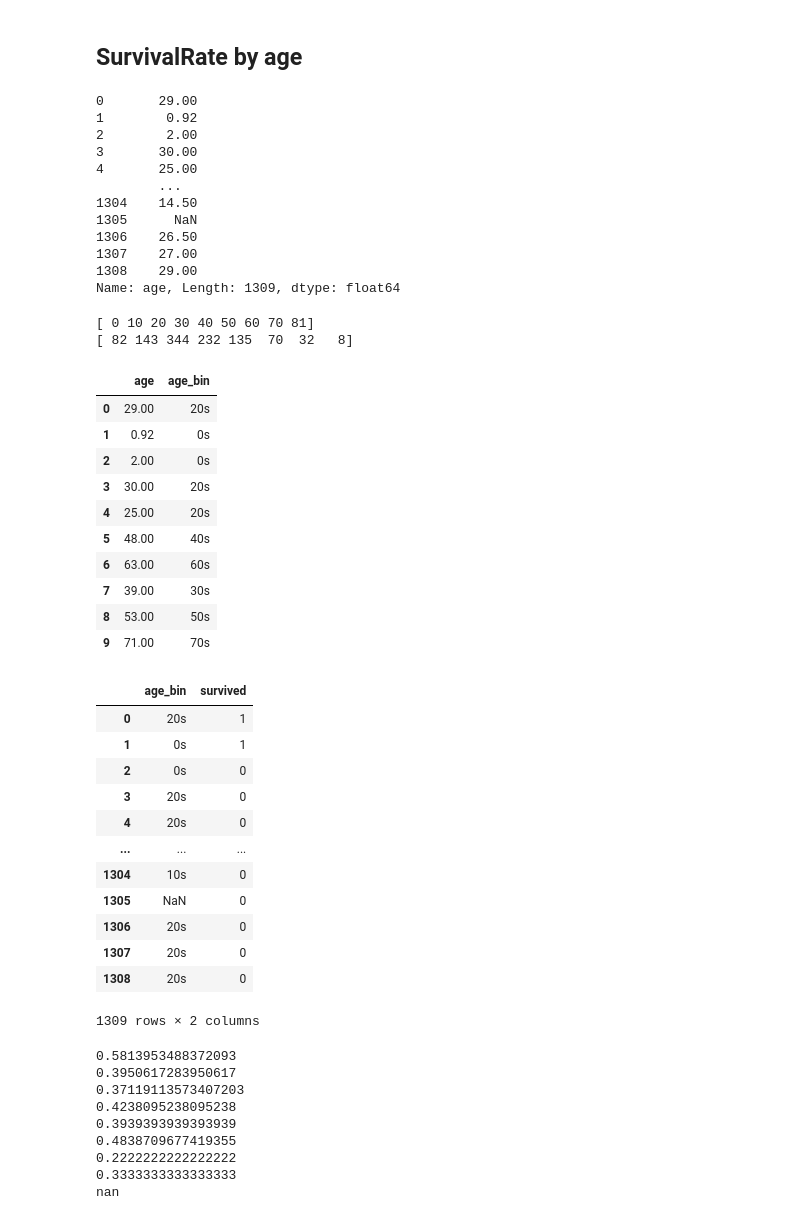
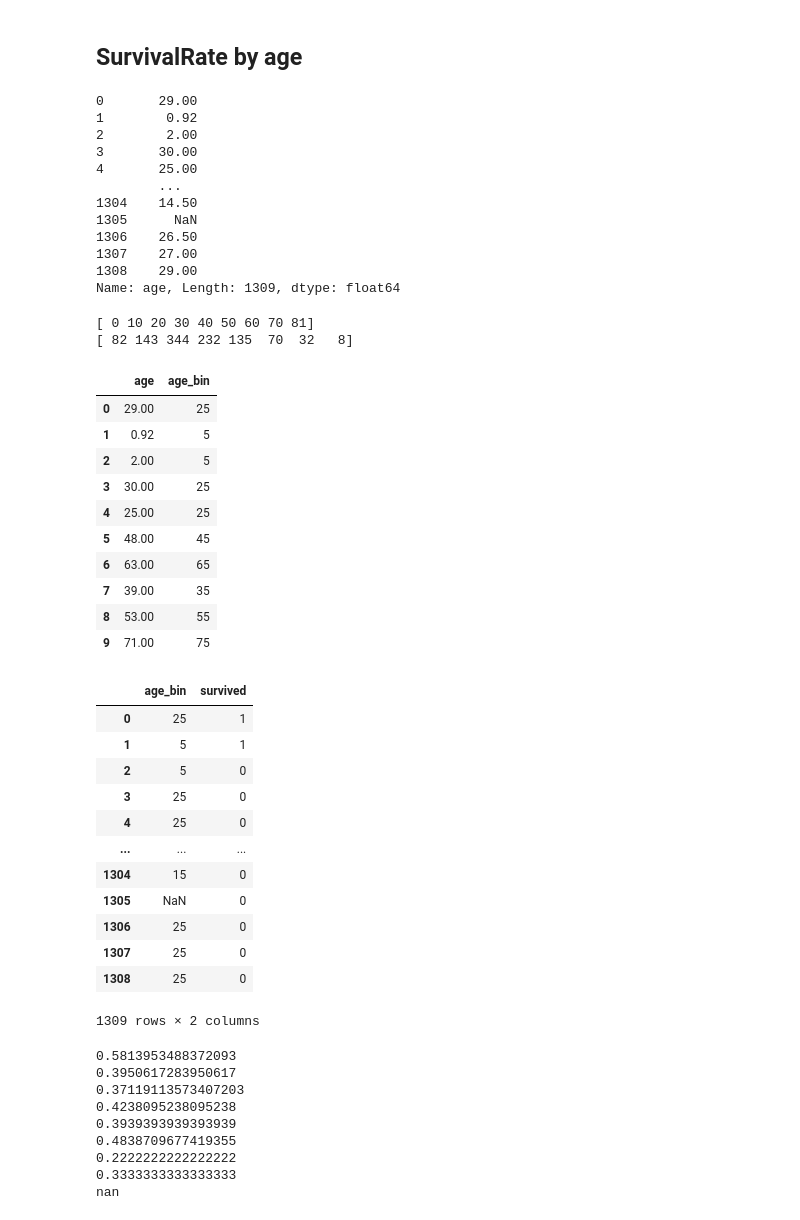
Before and after one commit to h0n9670/Academy_titanic_ANN, a Jupyter notebook: ml_타이타닉 생존자 예측_김홍교.ipynb, the cells around one changed output. Saved outputs shown, nothing was run; the diff lists cells and outputs as text; code cells hidden in the pictures.

```diff
--- a/ml_타이타닉 생존자 예측_김홍교.ipynb
+++ b/ml_타이타닉 생존자 예측_김홍교.ipynb
@@ -123,55 +126,55 @@ df['age']=df['age'].astype('float')
 df['age'].max()
 display(df['age'])
 
 count, bin_dividers = np.histogram(df['age'], bins=[0,10,20,30,40,50,60,70,81])
 print(bin_dividers)
 print(count)
 
-bin_names = ['0s','10s','20s','30s','40s','50s','60s','70s']
+bin_names = ['5','15','25','35','45','55','65','75']
 
 df['age_bin'] = pd.cut(x=df['age'],bins=bin_dividers,labels=bin_names,include_lowest=True)
 
 
 display(df[['age','age_bin']].head(10))
 
 df[['age_bin','survived']]
 # %% [output]
 0       29.00
 1        0.92
 2        2.00
 3       30.00
 4       25.00
         ...
 1304    14.50
 1305      NaN
 1306    26.50
 1307    27.00
 1308    29.00
 Name: age, Length: 1309, dtype: float64
 [ 0 10 20 30 40 50 60 70 81]
 [ 82 143 344 232 135  70  32   8]
 |  | age | age_bin |
-| 0 | 29.00 | 20s |
-| 1 | 0.92 | 0s |
-| 2 | 2.00 | 0s |
-| 3 | 30.00 | 20s |
-| 4 | 25.00 | 20s |
-| 5 | 48.00 | 40s |
-| 6 | 63.00 | 60s |
-| 7 | 39.00 | 30s |
-| 8 | 53.00 | 50s |
-| 9 | 71.00 | 70s |
+| 0 | 29.00 | 25 |
+| 1 | 0.92 | 5 |
+| 2 | 2.00 | 5 |
+| 3 | 30.00 | 25 |
+| 4 | 25.00 | 25 |
+| 5 | 48.00 | 45 |
+| 6 | 63.00 | 65 |
+| 7 | 39.00 | 35 |
+| 8 | 53.00 | 55 |
+| 9 | 71.00 | 75 |
 |  | age_bin | survived |
-| 0 | 20s | 1 |
-| 1 | 0s | 1 |
-| 2 | 0s | 0 |
-| 3 | 20s | 0 |
-| 4 | 20s | 0 |
+| 0 | 25 | 1 |
+| 1 | 5 | 1 |
+| 2 | 5 | 0 |
+| 3 | 25 | 0 |
+| 4 | 25 | 0 |
 | ... | ... | ... |
-| 1304 | 10s | 0 |
+| 1304 | 15 | 0 |
 | 1305 | NaN | 0 |
-| 1306 | 20s | 0 |
-| 1307 | 20s | 0 |
-| 1308 | 20s | 0 |
+| 1306 | 25 | 0 |
+| 1307 | 25 | 0 |
+| 1308 | 25 | 0 |
 1309 rows × 2 columns
 # %%
```
Also changed, not shown: parts of 29 cells of this notebook.
